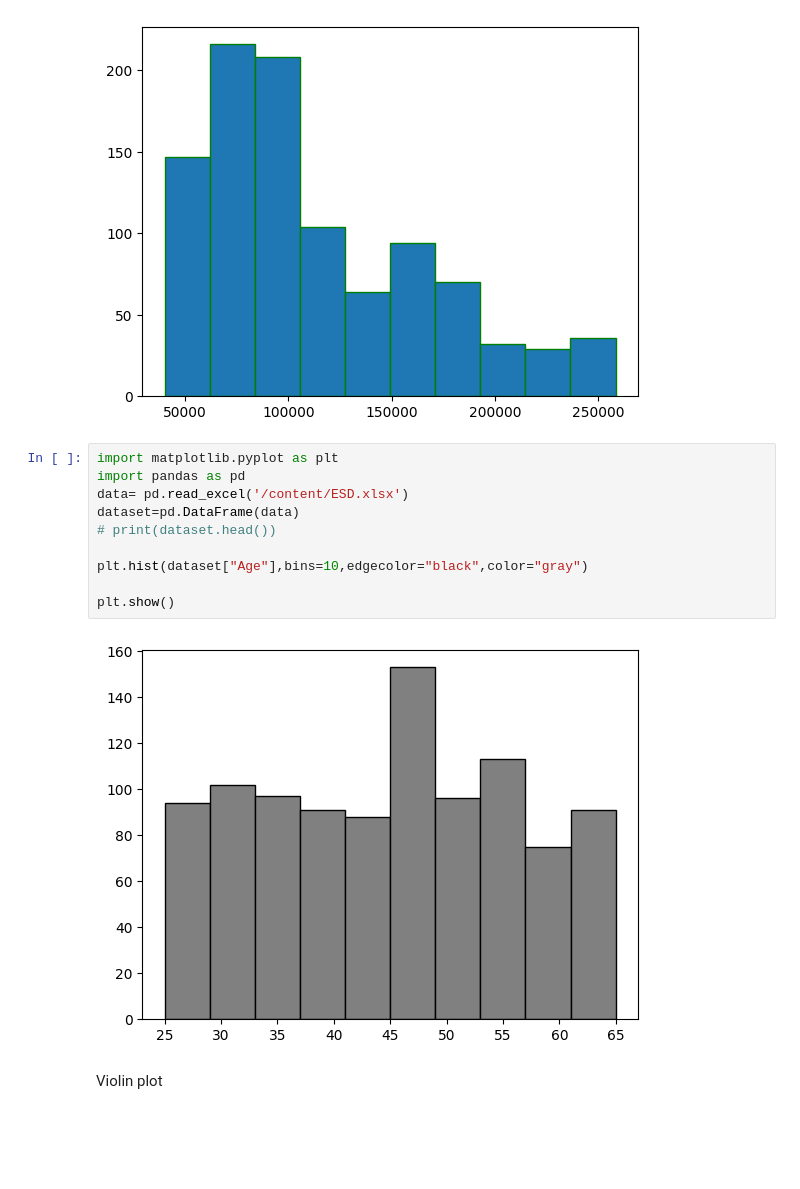
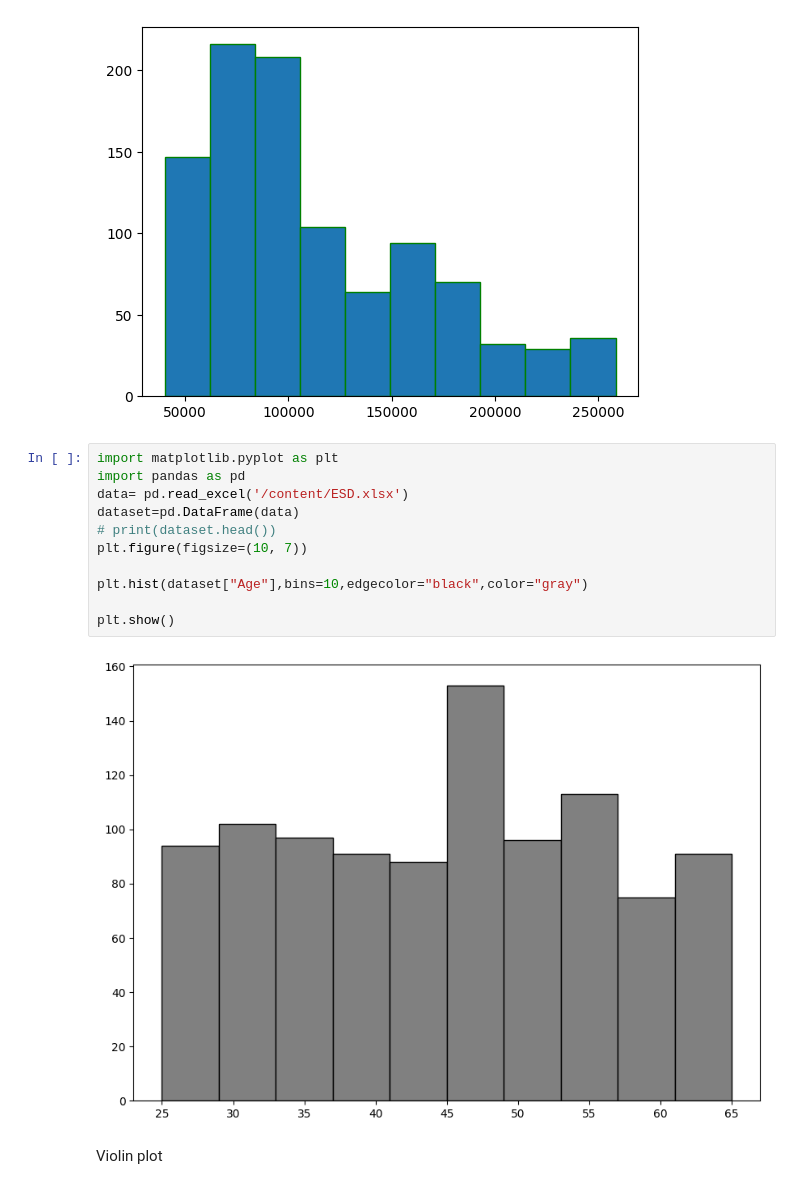
Before and after one commit to sudip-khanal/python-Basics, a Jupyter notebook: matplot.ipynb, the cells around one changed output. Saved outputs shown, nothing was run; the diff lists cells and outputs as text; blank space fills up the shorter version.

```diff
--- a/matplot.ipynb
+++ b/matplot.ipynb
@@ -257,15 +257,16 @@ plt.show()
 # %%
 import matplotlib.pyplot as plt
 import pandas as pd
 data= pd.read_excel('/content/ESD.xlsx')
 dataset=pd.DataFrame(data)
 # print(dataset.head())
+plt.figure(figsize=(10, 7))
 
 plt.hist(dataset["Age"],bins=10,edgecolor="black",color="gray")
 
 plt.show()
 # %% [output]
-[figure, old version]
+[figure, new version]
 # %% [markdown]
 Violin plot
 # %%
```
Also changed, not shown: parts of 1 cell of this notebook.
